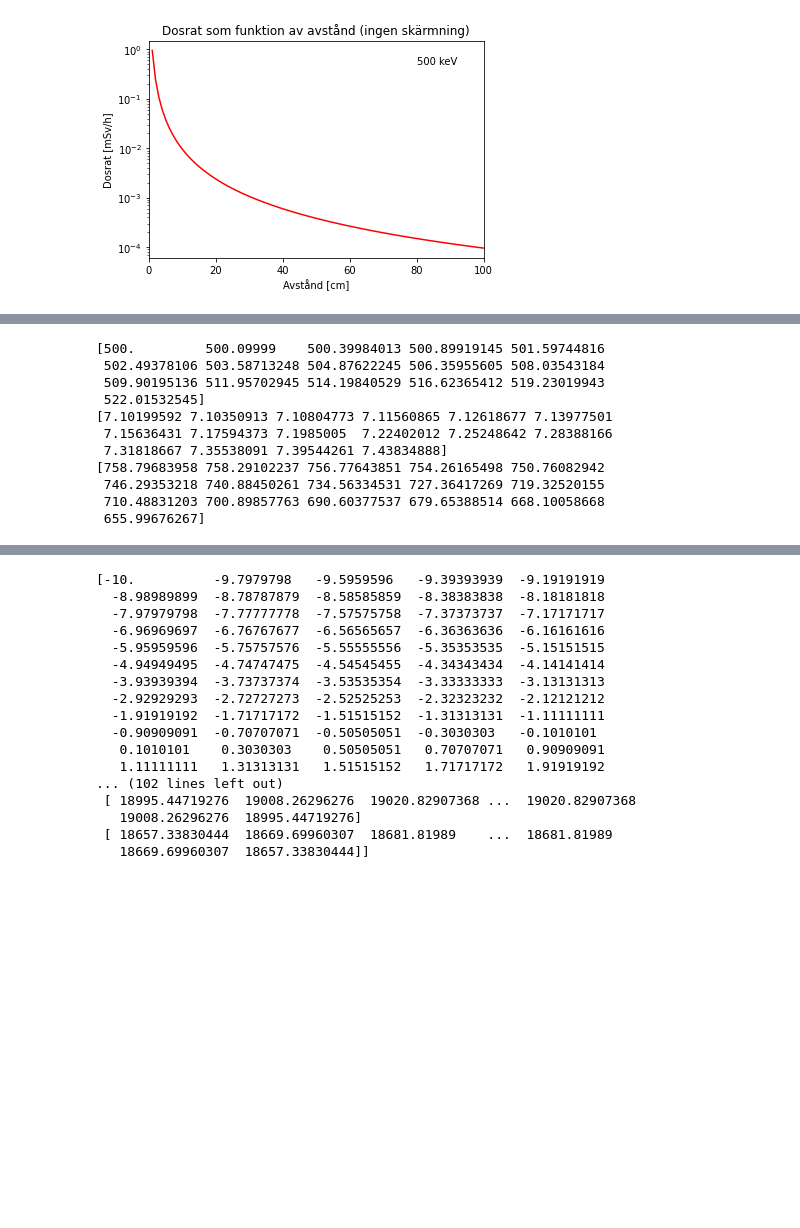
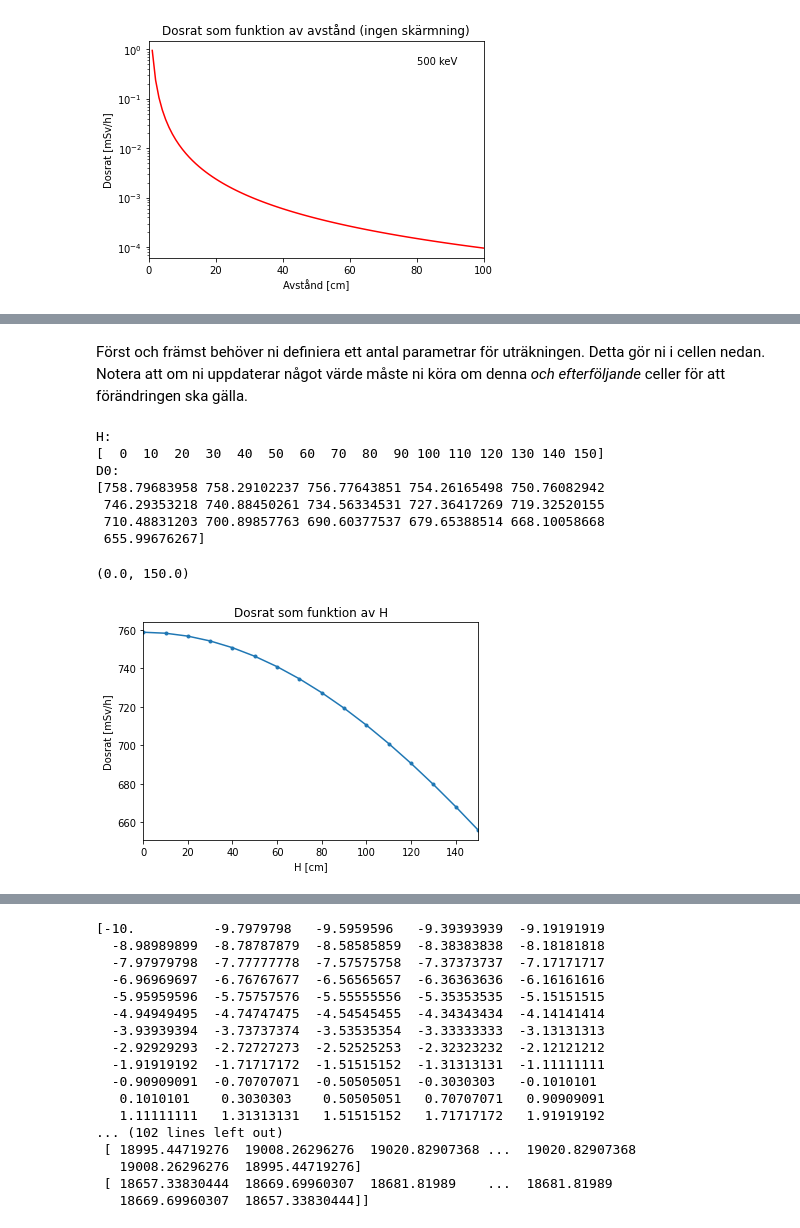
Before and after one commit to markuspreston/FS1_datalab, a Jupyter notebook: All source types.ipynb, the cells around one changed output, grey strips where cells are left out. Drawn from its saved outputs; the diff is of its cells as text; code cells hidden in the pictures; blank space fills up the shorter version.

```diff
--- a/All source types.ipynb
+++ b/All source types.ipynb
@@ -54,0 +71,2 @@ plt.xlim(0, 100)
+# %% [markdown]
+Först och främst behöver ni definiera ett antal parametrar för uträkningen. Detta gör ni i cellen nedan. Notera att om ni uppdaterar något värde måste ni köra om denna *och efterföljande* celler för att förändringen ska gälla.
@@ -55,54 +81,46 @@ plt.xlim(0, 100)
 # %%
 import numpy as np
+import matplotlib.pyplot as plt
 
 
-S = 3.7e14    # Bq (s^-1)
-L = 500       # cm
-#H = 150
-T = 8         # cm
-K = 1e-5      # mSv/h per cm^-2 s^-1
-mu = 0.3      # cm^-1
-C = 2
-D = 0.1
+H = np.arange(0, 160, 10)           # vi vill undersöka dosraten vid H från 0 till 150 cm, i steg om 10 cm.
 
-#H = 0
-#H1 = 10
+R = np.sqrt(np.power(L, 2) + np.power(H, 2))         # för varje H räknas det faktiska avståndet till källan ut.
 
-H = np.arange(0, 160, 10)
-
-
-
-R = np.sqrt(np.power(L, 2) + np.power(H, 2))
-
+# Vi behöver nu räkna ut hur lång sträcka X fotonerna färdas genom skärmen (detta är olika långt beroende på vad H är)
 # Likformig triangel med sidorna L och R som triangeln med sidorna T och X. Alltså: L/R = T/X => X = (T/L)*R.
 
 X = (T/L)*R
 
 
-
-
-
-# Build up (Berger):
+# Uppbyggnadsfaktor (Berger):
 B = 1 + C*mu*X*np.exp(D*mu*X)
 
-# Flöde:
+# Flöde (korrigerat för uppbyggnadsfaktor B):
 phi = (S/(4.*np.pi*np.power(R, 2)))*B*np.exp(-mu*X)
+
 
 # Dosrat:
 D0 = K*phi
 
-print(R)
-print(B)
+print('H:')
+print(H)
+print('D0:')
 print(D0)
+
+# Rita graf över dosraten som funktion av H
+plt.plot(H, D0, marker='.')
+plt.xlabel('H [cm]')
+plt.ylabel('Dosrat [mSv/h]')
+plt.title('Dosrat som funktion av H')
+plt.xlim(0, 150)
 # %% [output]
-[500.         500.09999    500.39984013 500.89919145 501.59744816
- 502.49378106 503.58713248 504.87622245 506.35955605 508.03543184
- 509.90195136 511.95702945 514.19840529 516.62365412 519.23019943
- 522.01532545]
-[7.10199592 7.10350913 7.10804773 7.11560865 7.12618677 7.13977501
- 7.15636431 7.17594373 7.1985005  7.22402012 7.25248642 7.28388166
- 7.31818667 7.35538091 7.39544261 7.43834888]
+H:
+[  0  10  20  30  40  50  60  70  80  90 100 110 120 130 140 150]
+D0:
 [758.79683958 758.29102237 756.77643851 754.26165498 750.76082942
  746.29353218 740.88450261 734.56334531 727.36417269 719.32520155
  710.48831203 700.89857763 690.60377537 679.65388514 668.10058668
  655.99676267]
+(0.0, 150.0)
+[figure, added]
```
Also changed, not shown: parts of 8 cells of this notebook.
